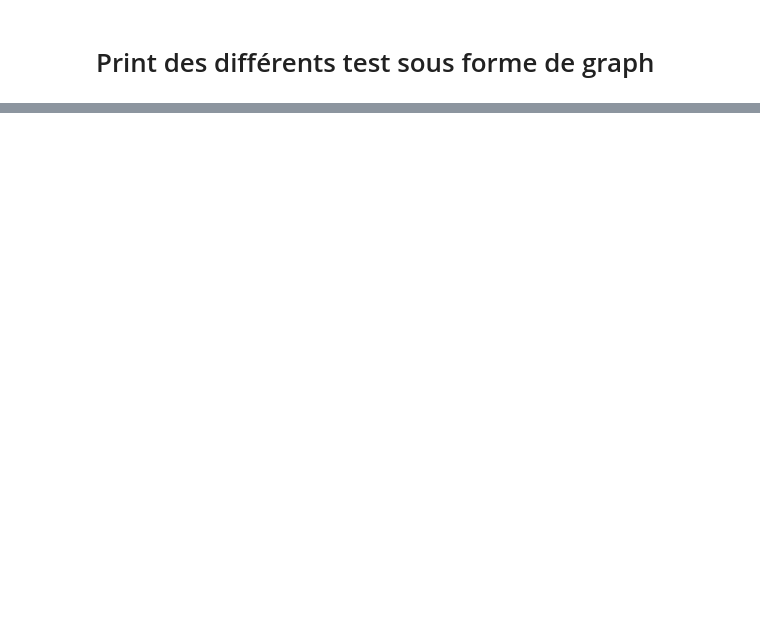
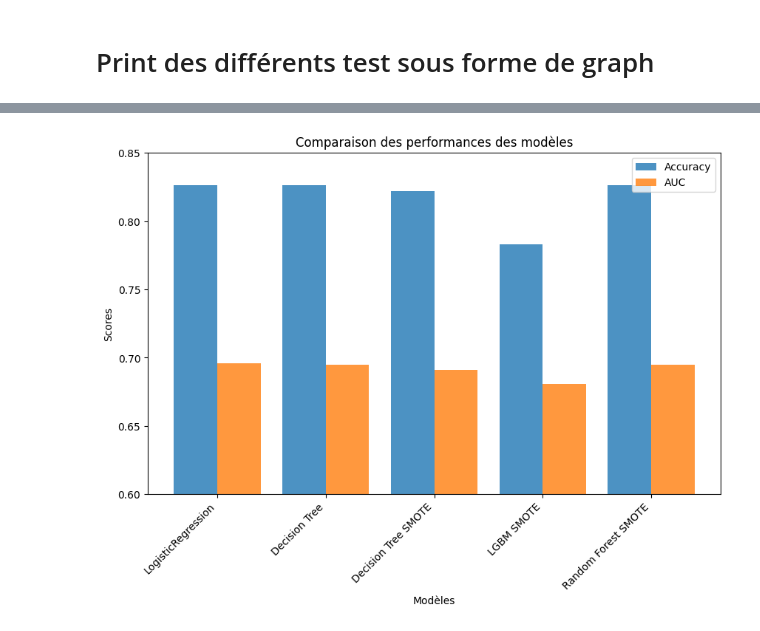
Before and after one commit to Death4Sword/ML_Cancer_Risk_Project, a Jupyter notebook: analyse_predictive.ipynb, the cells around one changed output, grey strips where cells are left out. Cells and saved outputs as stored; diff of their text form; code cells hidden in the pictures; blank space fills up the shorter version.

```diff
--- a/analyse_predictive.ipynb
+++ b/analyse_predictive.ipynb
@@ -63,7 +63,7 @@ import seaborn as sns
 import matplotlib.pyplot as plt
 
 df_resultats = pd.DataFrame()
-
+df_comparaison_results = pd.DataFrame()
 
 X = df.drop(columns='Diagnosis')
 y = df['Diagnosis']
@@ -74,5 +71,0 @@ X_train, X_test, y_train, y_test = train_test_split(X, y, test_size=0.33, random
-# %%
-smote = SMOTE(sampling_strategy="auto", random_state=42)
-
-X_train, X_test, y_train, y_test = train_test_split(X, y, test_size=0.33, random_state=42)
-X_resampled, y_resampled = smote.fit_resample(X_train, y_train)
@@ -545,6 +513,19 @@ print(f'AUC : {roc_auc_score(y_test, y_pred_rf_smote)}')
 print(f'\n\nClassification report : \n{classification_report(y_test, y_pred_rf_smote)}')
 print(f'Matrice de confusion : \n{confusion_matrix(y_test, y_pred_rf_smote)}')
 
+
+accuracy_rf_smote = accuracy_score(y_test, y_pred_rf_smote)
+auc_rf_smote = roc_auc_score(y_test, y_pred_rf_smote)
+
+nouvelle_entree = pd.DataFrame({
+    'Model': ['Random Forest SMOTE'],
+    'Accuracy': [accuracy_rf_smote],
+    'AUC': [auc_rf_smote]
+})
+
+df_comparaison_results = pd.concat([df_comparaison_results, nouvelle_entree], ignore_index=True)
+
+
 print(f'Matrice de confusion')
 confusion_matrix_graph = confusion_matrix(y_test, y_pred_rf_smote)
 sns.heatmap(confusion_matrix_graph, annot=True, fmt='d', cmap="Blues")
@@ -642,0 +567,26 @@ plt.show()
+# %%
+# Définir la figure et les axes
+plt.figure(figsize=(10, 6))
+
+# Largeur des barres
+width = 0.4
+x = range(len(df_comparaison_results))  # Positions des modèles sur l'axe des x
+
+# Tracer les barres pour Accuracy et AUC
+plt.bar(x, df_comparaison_results['Accuracy'], width=width, label='Accuracy', alpha=0.8)
+plt.bar([i + width for i in x], df_comparaison_results['AUC'], width=width, label='AUC', alpha=0.8)
+
+# Ajouter les étiquettes des modèles sur l'axe x
+plt.xticks([i + width / 2 for i in x], df_comparaison_results['Model'], rotation=45, ha='right')
+
+# Ajouter les titres et légendes
+plt.xlabel("Modèles")
+plt.ylabel("Scores")
+plt.title("Comparaison des performances des modèles")
+plt.legend()
+plt.ylim(0.6, 0.85)  # Ajuster l'échelle pour mieux voir les différences
+
+# Afficher le graphique
+plt.show()
+# %% [output]
+[figure, added]
```
Also changed, not shown: parts of 25 cells of this notebook, 1 other file.
